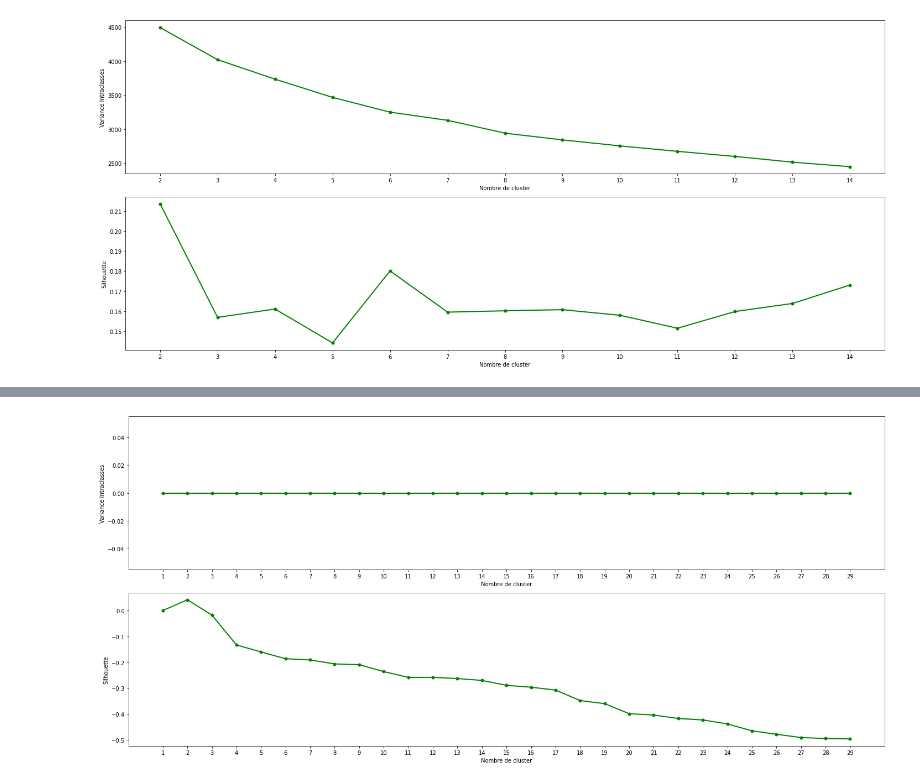
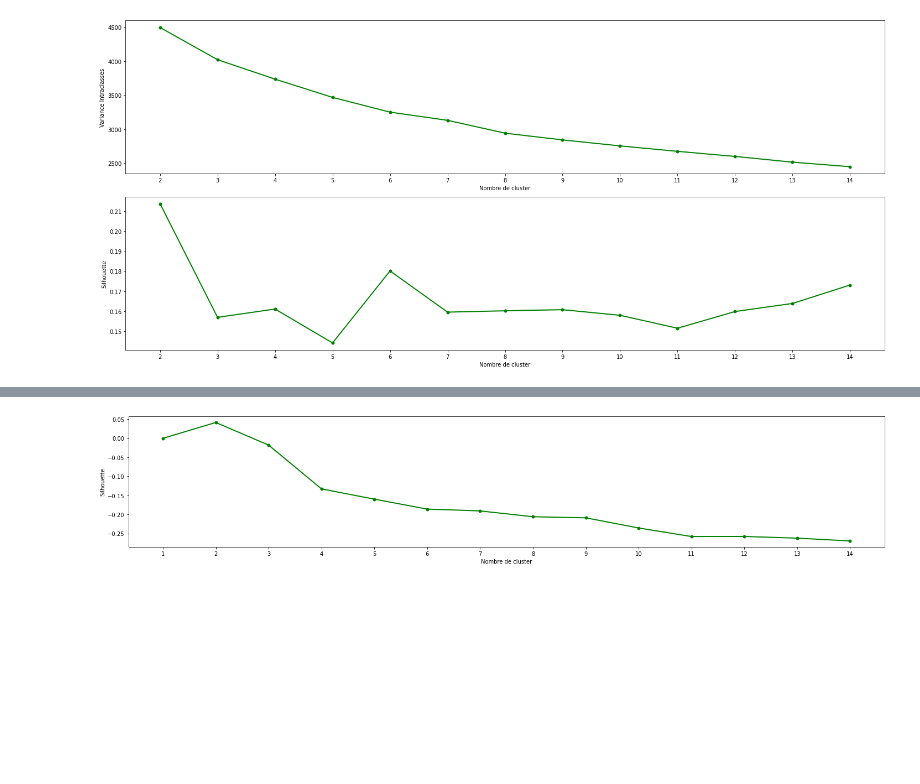
Before and after one commit to laurisdjilo/phising_website_detection, a Jupyter notebook: unsupervised_classification.ipynb, the cells around one changed output, grey strips where cells are left out. Cells and saved outputs as stored; diff of their text form; code cells hidden in the pictures; blank space fills up the shorter version.

```diff
--- a/unsupervised_classification.ipynb
+++ b/unsupervised_classification.ipynb
@@ -28,14 +24,20 @@ df.describe()
 # %%
-def plot_elbow_and_silhouette_curves(elbow_values, silhouette_scores, start_n_clusters=1):
-    fig, ax = plt.subplots(2, 1 , figsize=(20, 9))
-    ax[0].set_ylabel('Variance Intraclasses')
-    ax[0].set_xlabel('Nombre de cluster')
-    ax[0].set_xticks(np.arange(start_n_clusters, len(elbow_values)+start_n_clusters))
-    ax[0].plot(np.arange(start_n_clusters, len(elbow_values)+start_n_clusters), elbow_values, 'go-', linewidth=2, markersize=5)
-    ax[1].set_ylabel('Silhouette')
-    ax[1].set_xlabel('Nombre de cluster')
-    ax[1].set_xticks(np.arange(start_n_clusters, len(silhouette_scores)+start_n_clusters))
-    ax[1].plot(np.arange(start_n_clusters, len(silhouette_scores)+start_n_clusters), silhouette_scores, 'go-', linewidth=2, markersize=5)
+def plot_elbow_and_silhouette_curves(elbow_values=None, silhouette_scores=None, start_n_clusters=1):
+    if elbow_values==None and silhouette_scores==None:
+        raise Exception("Neither elbow_values nor silhouette_scores is present")
+    tmp = (elbow_values != None) + (silhouette_scores!=None)
+    fig, ax = plt.subplots(tmp, 1, figsize=(20, 4*tmp))
+    if elbow_values!=None:
+        ax[0].set_ylabel('Variance Intraclasses')
+        ax[0].set_xlabel('Nombre de cluster')
+        ax[0].set_xticks(np.arange(start_n_clusters, len(elbow_values)+start_n_clusters))
+        ax[0].plot(np.arange(start_n_clusters, len(elbow_values)+start_n_clusters), elbow_values, 'go-', linewidth=2, markersize=5)
+    if silhouette_scores!=None:
+        ax = ax[tmp-1] if tmp == 2 else ax
+        ax.set_ylabel('Silhouette')
+        ax.set_xlabel('Nombre de cluster')
+        ax.set_xticks(np.arange(start_n_clusters, len(silhouette_scores)+start_n_clusters))
+        ax.plot(np.arange(start_n_clusters, len(silhouette_scores)+start_n_clusters), silhouette_scores, 'go-', linewidth=2, markersize=5)
     fig.tight_layout()
     plt.show()
 # %%
@@ -143,7 +120,7 @@ Il est important de noter que la métrique de distance que nous avons utilisé e
 %%time
 cah_elbow_values = []
 cah_silhouette_scores = []
-for i in np.arange(1, 30):
+for i in np.arange(1, 15):
     cah = AgglomerativeClustering(n_clusters=i, affinity='precomputed', linkage='single').fit(D_matrix)
     cah_silhouette_scores.append(silhouette_score(D_matrix, cah.labels_, metric='precomputed') if i>1 else 0)
     cah_elbow_values.append(0)
@@ -153,4 +130,4 @@ Wall time: 1.36 s
 # %%
-plot_elbow_and_silhouette_curves(cah_elbow_values, cah_silhouette_scores)
+plot_elbow_and_silhouette_curves(silhouette_scores=cah_silhouette_scores)
 # %% [output]
-[figure, old version]
+[figure, new version]
```
Also changed, not shown: parts of 19 cells of this notebook, 2 other files.
